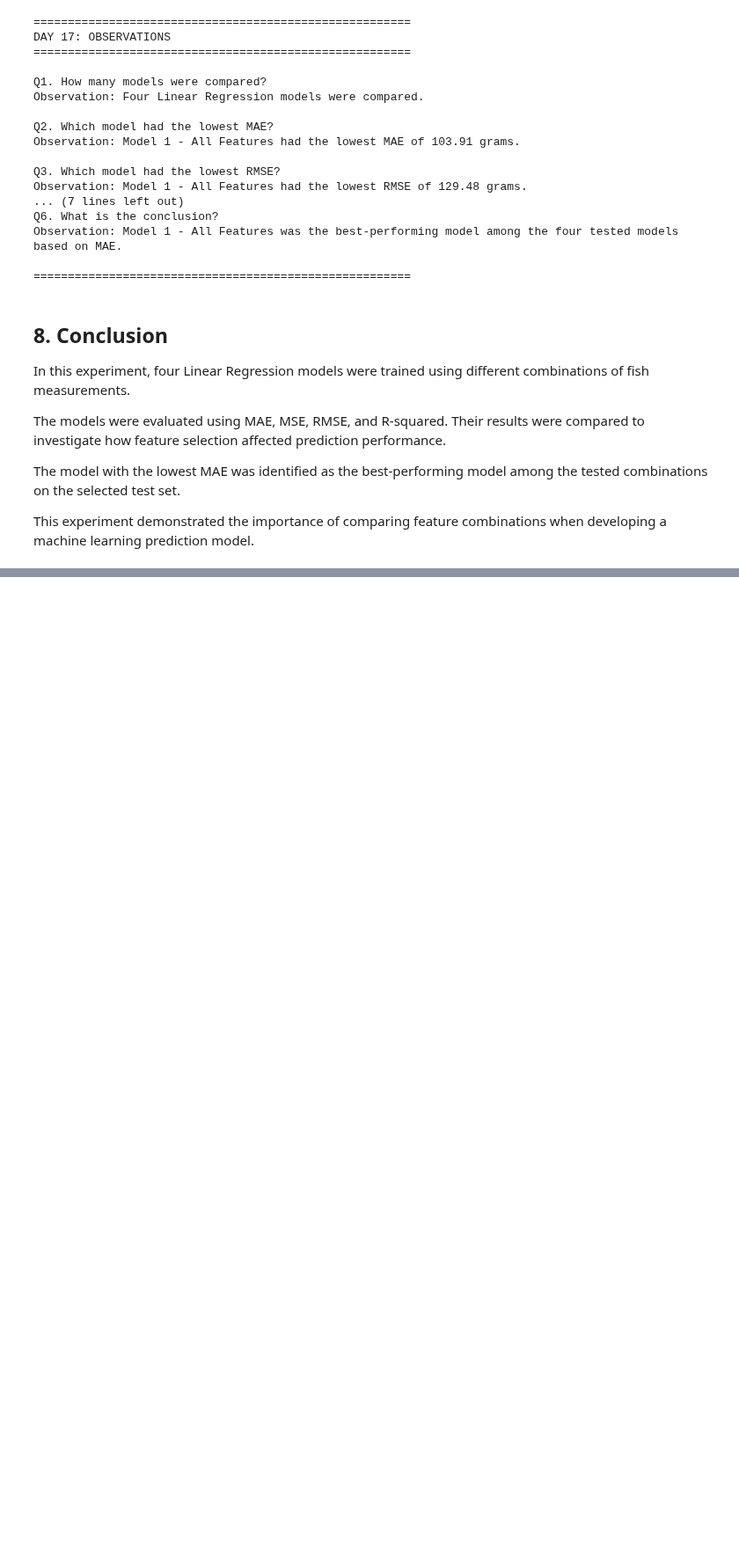
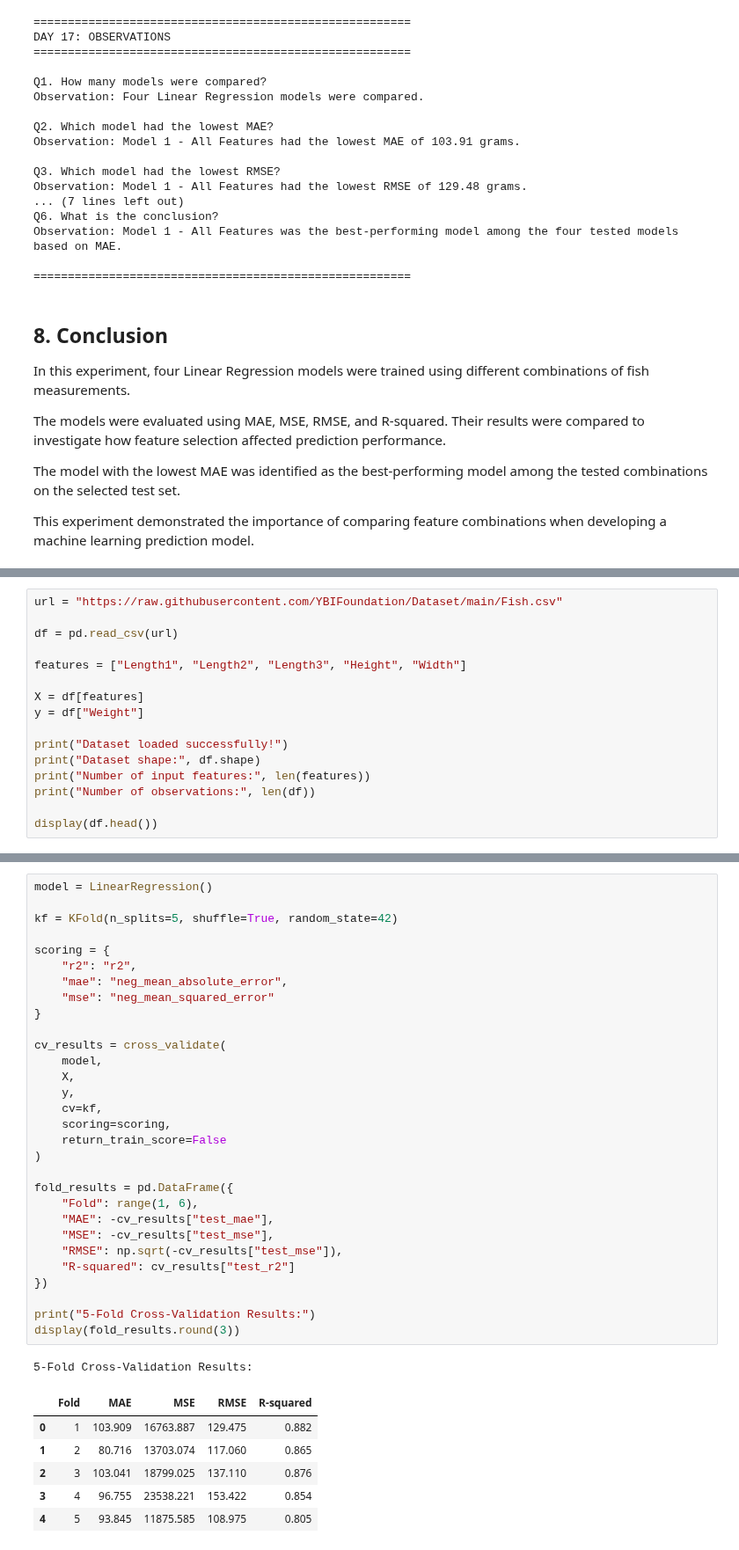
Before and after one commit to abhipsa29-cloud/Fish-Weight-Prediction, a Jupyter notebook: Fish_Weight_Prediction.ipynb, the cells around one changed output, grey strips where cells are left out. Shown at 88% size. Cells and saved outputs as stored; diff of their text form; blank space fills up the shorter version.

```diff
--- a/Fish_Weight_Prediction.ipynb
+++ b/Fish_Weight_Prediction.ipynb
@@ -3942,0 +3984,16 @@ combinations when developing a machine learning prediction model.
+# %%
+url = "https://raw.githubusercontent.com/YBIFoundation/Dataset/main/Fish.csv"
+
+df = pd.read_csv(url)
+
+features = ["Length1", "Length2", "Length3", "Height", "Width"]
+
+X = df[features]
+y = df["Weight"]
+
+print("Dataset loaded successfully!")
+print("Dataset shape:", df.shape)
+print("Number of input features:", len(features))
+print("Number of observations:", len(df))
+
+display(df.head())
@@ -3942,0 +4041,38 @@ combinations when developing a machine learning prediction model.
+# %%
+model = LinearRegression()
+
+kf = KFold(n_splits=5, shuffle=True, random_state=42)
+
+scoring = {
+    "r2": "r2",
+    "mae": "neg_mean_absolute_error",
+    "mse": "neg_mean_squared_error"
+}
+
+cv_results = cross_validate(
+    model,
+    X,
+    y,
+    cv=kf,
+    scoring=scoring,
+    return_train_score=False
+)
+
+fold_results = pd.DataFrame({
+    "Fold": range(1, 6),
+    "MAE": -cv_results["test_mae"],
+    "MSE": -cv_results["test_mse"],
+    "RMSE": np.sqrt(-cv_results["test_mse"]),
+    "R-squared": cv_results["test_r2"]
+})
+
+print("5-Fold Cross-Validation Results:")
+display(fold_results.round(3))
+# %% [output]
+5-Fold Cross-Validation Results:
+|  | Fold | MAE | MSE | RMSE | R-squared |
+| 0 | 1 | 103.909 | 16763.887 | 129.475 | 0.882 |
+| 1 | 2 | 80.716 | 13703.074 | 117.060 | 0.865 |
+| 2 | 3 | 103.041 | 18799.025 | 137.110 | 0.876 |
+| 3 | 4 | 96.755 | 23538.221 | 153.422 | 0.854 |
+| 4 | 5 | 93.845 | 11875.585 | 108.975 | 0.805 |
```
Also changed, not shown: parts of 12 cells of this notebook.
